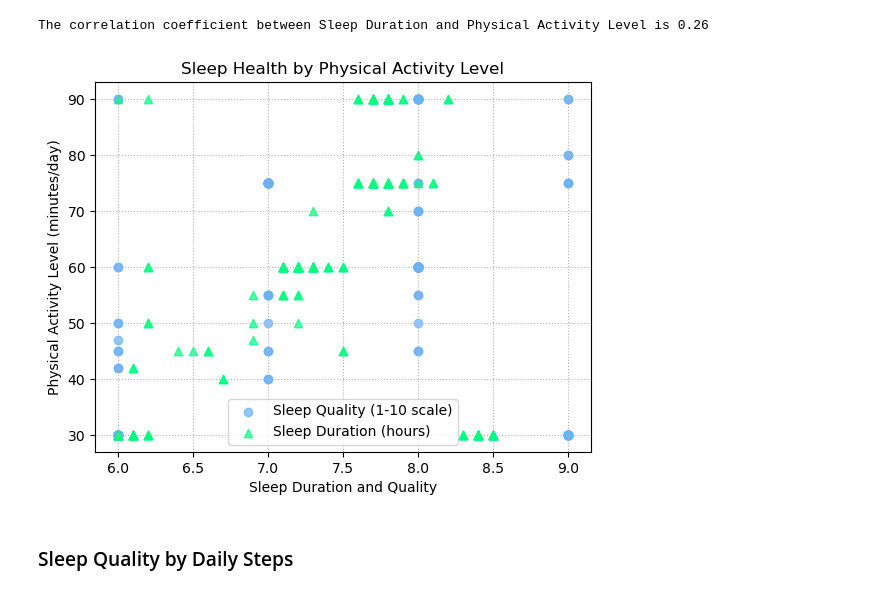
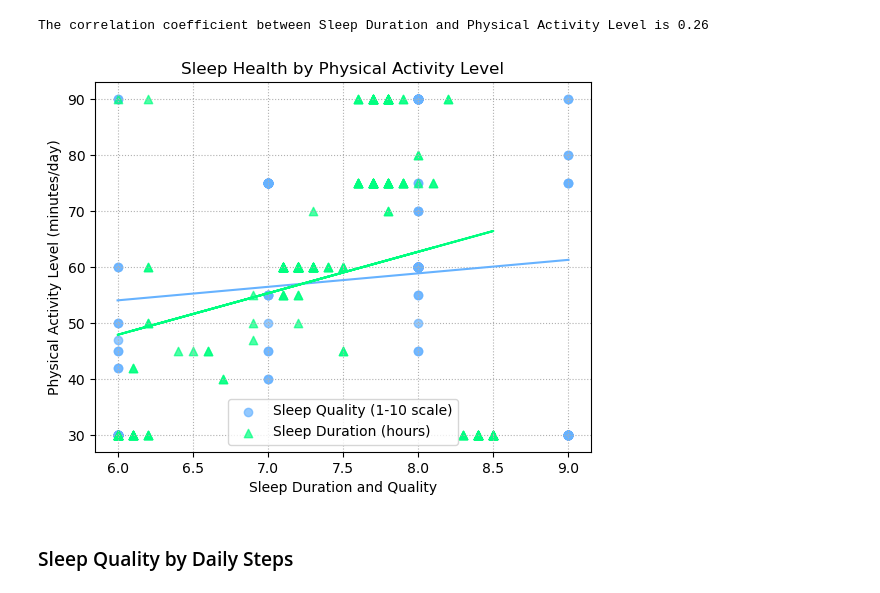
Before and after one commit to ThanhVo626/SleepHealth_EDA, a Jupyter notebook: occupation_and_exercise_EDA/sleep_health_EDA.ipynb, the cells around one changed output. Cells and saved outputs as stored; diff of their text form; code cells hidden in the pictures.

Commit message:
trendline added

```diff
--- a/occupation_and_exercise_EDA/sleep_health_EDA.ipynb
+++ b/occupation_and_exercise_EDA/sleep_health_EDA.ipynb
@@ -426,22 +426,35 @@ The correlation coefficient between Sleep Duration and Physical Activity Level i
 # %%
 #combine sleep quality and sleep duration by physical activity level
 
 #create scatter plot of Sleep Quality by Physical Activity Level
 plt.scatter(df['Sleep Quality'], df['Physical Activity Level'], color='#66B2FF', alpha=0.7, label='Sleep Quality (1-10 scale)', marker='o')
 
 #create scatter plot of Sleep Duration by Physical Activity Level
 plt.scatter(df['Sleep Duration'], df['Physical Activity Level'], color='#00FF80', alpha=0.7, label='Sleep Duration (hours)', marker='^')
 
 #format
 plt.xlabel('Sleep Duration and Quality')
 plt.ylabel('Physical Activity Level (minutes/day)')
 plt.title('Sleep Health by Physical Activity Level')
 plt.grid(True, linestyle=':')
 plt.legend()
 
+#trendline
+x_values = df['Sleep Quality']
+y_values = df['Physical Activity Level']
+(slope, intercept, rvalue, pvalue, stderr) = stats.linregress(x_values, y_values)
+regress_values = x_values * slope + intercept
+plt.plot(x_values, regress_values, color='#66B2FF')
+
+x_values = df['Sleep Duration']
+y_values = df['Physical Activity Level']
+(slope, intercept, rvalue, pvalue, stderr) = stats.linregress(x_values, y_values)
+regress_values = x_values * slope + intercept
+plt.plot(x_values, regress_values, color='#00FF80')
+
 plt.show()
 # %% [output]
-[figure, old version]
+[figure, new version]
 # %% [markdown]
 ### Sleep Quality by Daily Steps
 # %%
```
Also changed, not shown: parts of 1 cell of this notebook, 3 other files.
